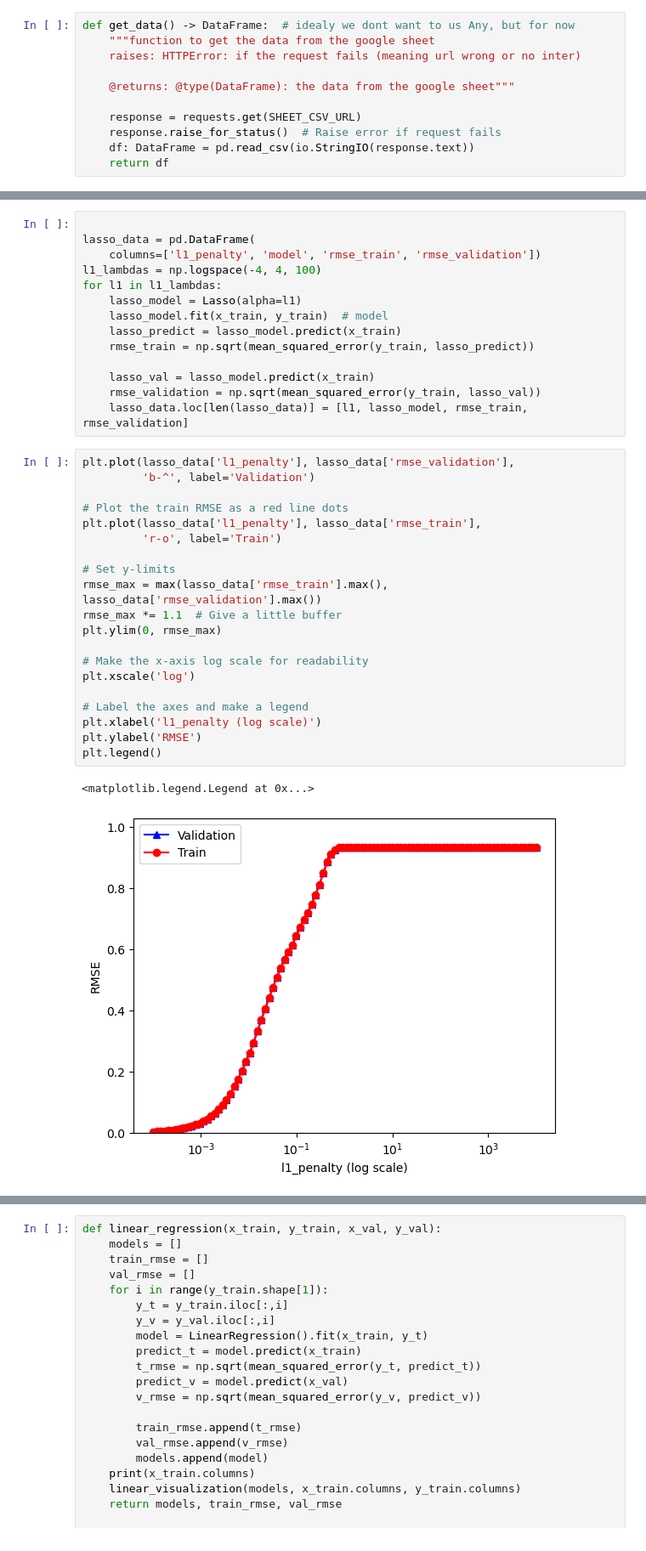
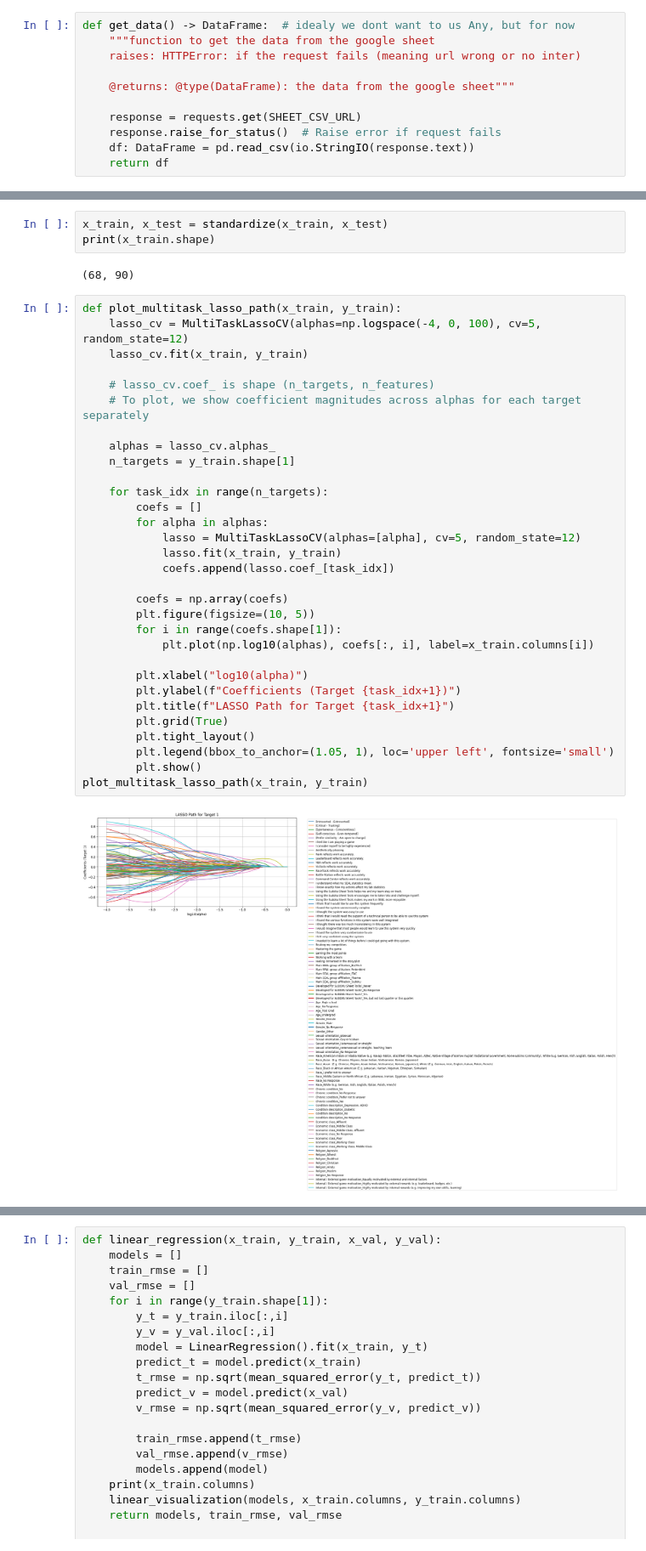
Before and after one commit to blobgoat/gamification_data_analysis, a Jupyter notebook: model.ipynb, the cells around one changed output, grey strips where cells are left out. Shown at 85% size. Saved outputs shown, nothing was run; the diff lists cells and outputs as text.

Commit message:
lasso n stuff

```diff
--- a/model.ipynb
+++ b/model.ipynb
@@ -212,37 +208,38 @@ def standardize(x_train, x_val, x_test):
-# %%
-
-lasso_data = pd.DataFrame(
-    columns=['l1_penalty', 'model', 'rmse_train', 'rmse_validation'])
-l1_lambdas = np.logspace(-4, 4, 100)
-for l1 in l1_lambdas:
-    lasso_model = Lasso(alpha=l1)
-    lasso_model.fit(x_train, y_train)  # model
-    lasso_predict = lasso_model.predict(x_train)
-    rmse_train = np.sqrt(mean_squared_error(y_train, lasso_predict))
-
-    lasso_val = lasso_model.predict(x_train)
-    rmse_validation = np.sqrt(mean_squared_error(y_train, lasso_val))
-    lasso_data.loc[len(lasso_data)] = [l1, lasso_model, rmse_train, rmse_validation]
-# %%
-plt.plot(lasso_data['l1_penalty'], lasso_data['rmse_validation'],
-         'b-^', label='Validation')
-
-# Plot the train RMSE as a red line dots
-plt.plot(lasso_data['l1_penalty'], lasso_data['rmse_train'],
-         'r-o', label='Train')
-
-# Set y-limits
-rmse_max = max(lasso_data['rmse_train'].max(), lasso_data['rmse_validation'].max())
-rmse_max *= 1.1  # Give a little buffer
-plt.ylim(0, rmse_max)
-
-# Make the x-axis log scale for readability
-plt.xscale('log')
-
-# Label the axes and make a legend
-plt.xlabel('l1_penalty (log scale)')
-plt.ylabel('RMSE')
-plt.legend()
-# %% [output]
-<matplotlib.legend.Legend at 0x...>
-[figure, removed]
+# %%
+x_train, x_test = standardize(x_train, x_test)
+print(x_train.shape)
+# %% [output]
+(68, 90)
+# %%
+def plot_multitask_lasso_path(x_train, y_train):
+    lasso_cv = MultiTaskLassoCV(alphas=np.logspace(-4, 0, 100), cv=5, random_state=12)
+    lasso_cv.fit(x_train, y_train)
+
+    # lasso_cv.coef_ is shape (n_targets, n_features)
+    # To plot, we show coefficient magnitudes across alphas for each target separately
+
+    alphas = lasso_cv.alphas_
+    n_targets = y_train.shape[1]
+
+    for task_idx in range(n_targets):
+        coefs = []
+        for alpha in alphas:
+            lasso = MultiTaskLassoCV(alphas=[alpha], cv=5, random_state=12)
+            lasso.fit(x_train, y_train)
+            coefs.append(lasso.coef_[task_idx])
+
+        coefs = np.array(coefs)
+        plt.figure(figsize=(10, 5))
+        for i in range(coefs.shape[1]):
+            plt.plot(np.log10(alphas), coefs[:, i], label=x_train.columns[i])
+
+        plt.xlabel("log10(alpha)")
+        plt.ylabel(f"Coefficients (Target {task_idx+1})")
+        plt.title(f"LASSO Path for Target {task_idx+1}")
+        plt.grid(True)
+        plt.tight_layout()
+        plt.legend(bbox_to_anchor=(1.05, 1), loc='upper left', fontsize='small')
+        plt.show()
+plot_multitask_lasso_path(x_train, y_train)
+# %% [output]
+[figure, added]
```
Also changed, not shown: parts of 12 cells of this notebook, 2 other files.
